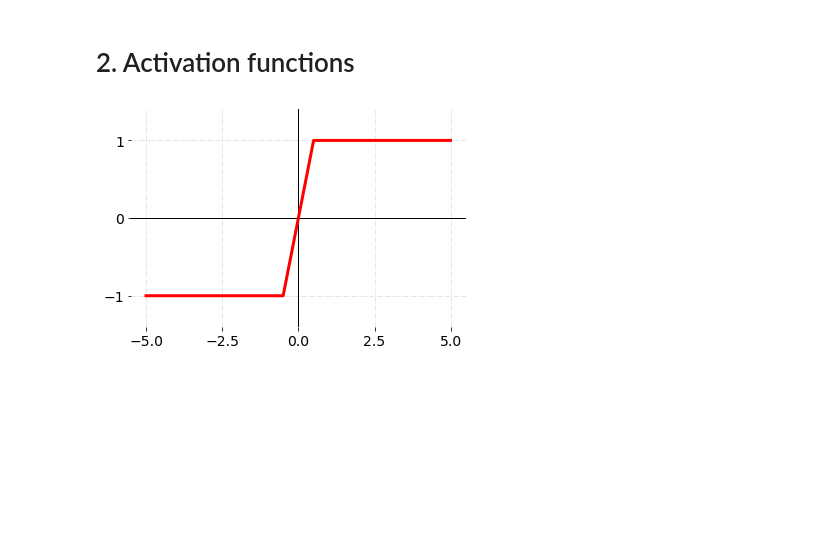
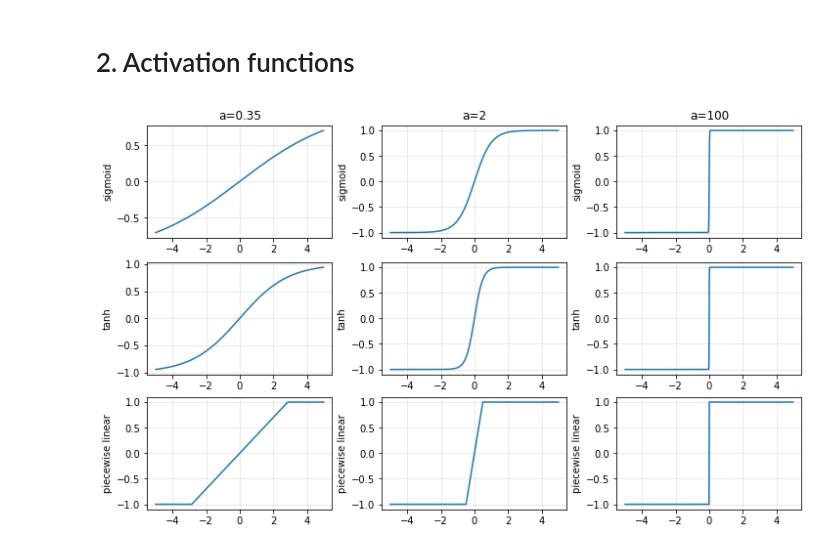
Before and after one commit to Jan-Piotraschke/kurs-neural_systems, a Jupyter notebook: exercices/MNS_CP1.ipynb, the cells around one changed output. Cells and saved outputs as stored; diff of their text form; code cells hidden in the pictures; blank space fills up the shorter version.

Commit message:
activation functions for the 1. exercise sheet

```diff
--- a/exercices/MNS_CP1.ipynb
+++ b/exercices/MNS_CP1.ipynb
@@ -22,19 +9,39 @@ def plot(func, yaxis=(-1.4, 1.4)):
 # %%
+x = np.arange(-5, 5, 0.01)
+
 def sigmoid(x, **params):
     a = params.get('a', 1)
     return 2 / (1 + np.exp(-a*x)) - 1
 
 def tanh(x, **params):
     a = params.get('a', 1)
     return np.tanh(a*x)
 
 def piecewise_linear(x, **params):
     a = params.get('a', 4)
     return np.vectorize(lambda x: 1 if x >= 1/a else (-1 if x <= -1/a else a*x), otypes=[float])
 
-plot(piecewise_linear(x, a=2))
+# plot the function using three different values for a>0
+fig, axs = plt.subplots(3, 3, figsize=(10, 6), constrained_layout=True)
 
-# TODO: plot the function using three different values for a>0
-#fig, axs = plt.subplots(3, 3, figsize=(10, 6), constrained_layout=True)
+j = 0
+for a in [0.35,2,100]:
+    axs[0,j].set_title(f'a={a}')
+    axs[0,j].plot(x, sigmoid(x, a=a))
+    axs[0,j].set_ylabel('sigmoid')
+
+    axs[1,j].plot(x, tanh(x, a=a))
+    axs[1,j].set_ylabel('tanh')
+
+    axs[2,j].plot(x, piecewise_linear(x, a=a)(x))
+    axs[2,j].set_ylabel('piecewise linear')
+
+    j += 1
+
+# apply global settings to all axs
+plt.rcParams['axes.grid'] = True
+plt.rcParams['grid.alpha'] = 0.3
+
+plt.show()
 # %% [output]
-[figure, old version]
+[figure, new version]
```
Also changed, not shown: parts of 2 cells of this notebook.
